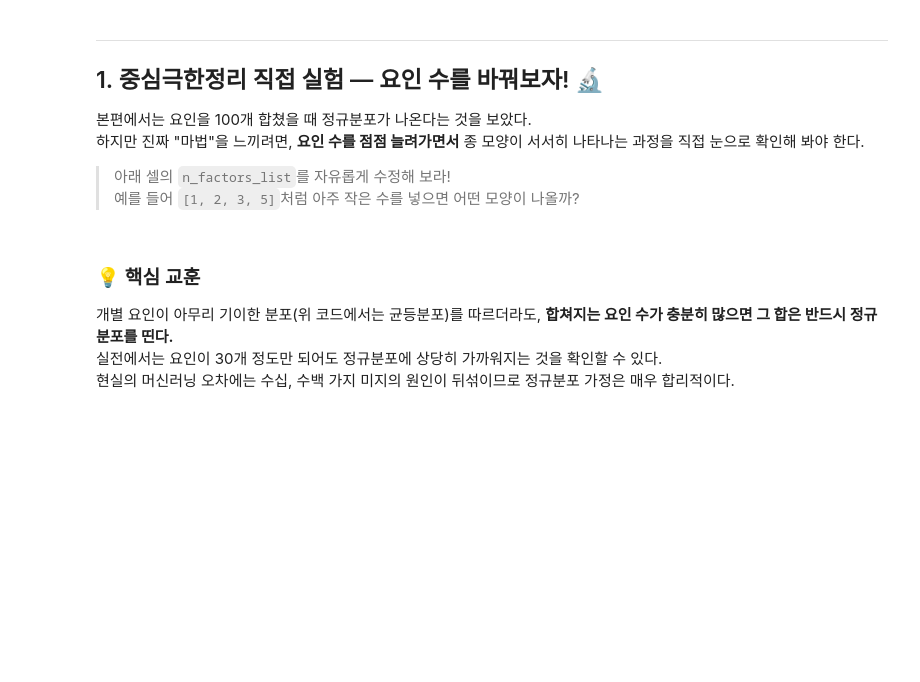
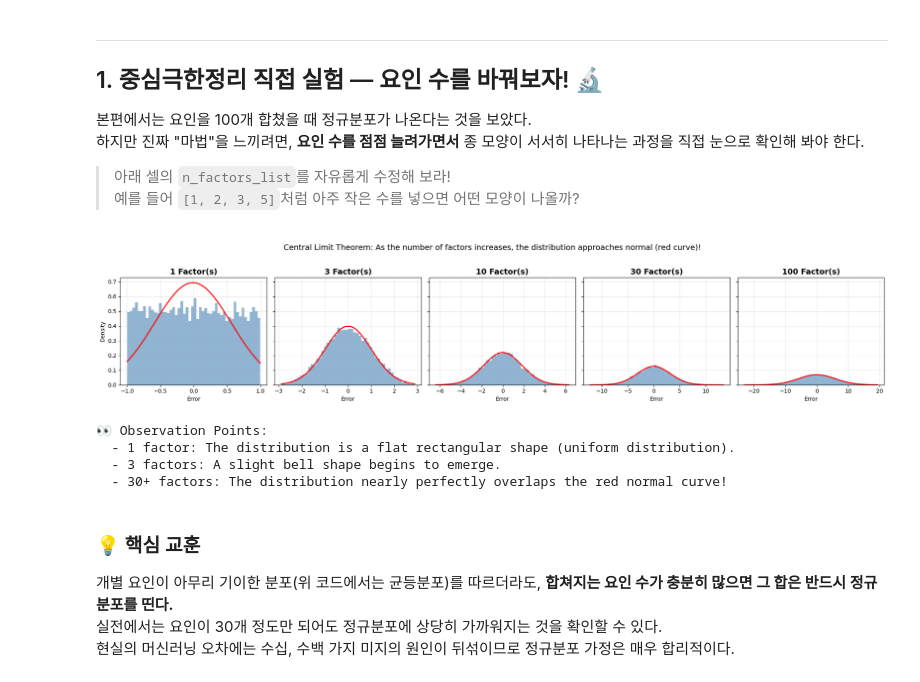
Before and after one commit to ch101634/code-workout-ml, a Jupyter notebook: ml_probability_foundations_supplement.ipynb, the cells around one changed output. Drawn from its saved outputs; the diff is of its cells as text; code cells hidden in the pictures; blank space fills up the shorter version.

```diff
--- a/ml_probability_foundations_supplement.ipynb
+++ b/ml_probability_foundations_supplement.ipynb
@@ -27,39 +27,45 @@
 # %%
 import numpy as np
 import matplotlib.pyplot as plt
 from scipy import stats
 
 np.random.seed(42)
 n_samples = 10000
 
 # ✏️ 직접 수정해 보자! 요인 수를 바꿔가며 분포 변화를 관찰하라.
 n_factors_list = [1, 3, 10, 30, 100]
 
 fig, axes = plt.subplots(1, len(n_factors_list), figsize=(4 * len(n_factors_list), 4), sharey=True)
 
 for ax, n_factors in zip(axes, n_factors_list):
     factors = np.random.uniform(-1, 1, size=(n_samples, n_factors))
     errors = factors.sum(axis=1)
 
     x = np.linspace(errors.min(), errors.max(), 200)
     pdf = stats.norm.pdf(x, errors.mean(), errors.std())
 
     ax.hist(errors, bins=50, density=True, alpha=0.6, color='steelblue')
     ax.plot(x, pdf, 'r-', linewidth=2)
-    ax.set_title(f'요인 {n_factors}개', fontsize=14, fontweight='bold')
-    ax.set_xlabel('오차')
+    ax.set_title(f'{n_factors} Factor(s)', fontsize=14, fontweight='bold')
+    ax.set_xlabel('Error')
     if ax == axes[0]:
-        ax.set_ylabel('밀도')
+        ax.set_ylabel('Density')
     ax.grid(True, alpha=0.3)
 
-plt.suptitle('중심극한정리: 요인 수가 늘어날수록 정규분포(빨간 곡선)에 가까워진다!', fontsize=14, y=1.03)
+plt.suptitle('Central Limit Theorem: As the number of factors increases, the distribution approaches normal (red curve)!', fontsize=14, y=1.03)
 plt.tight_layout()
 plt.show()
 
-print('👀 관찰 포인트:')
-print('  - 요인 1개일 때: 균등분포의 네모난 직사각형 모양 그대로다.')
-print('  - 요인 3개일 때: 살짝 종 모양이 보이기 시작한다.')
-print('  - 요인 30개 이상: 빨간 정규분포 곡선과 거의 완벽하게 겹친다!')
+print('👀 Observation Points:')
+print('  - 1 factor: The distribution is a flat rectangular shape (uniform distribution).')
+print('  - 3 factors: A slight bell shape begins to emerge.')
+print('  - 30+ factors: The distribution nearly perfectly overlaps the red normal curve!')
+# %% [output]
+[figure, added]
+👀 Observation Points:
+  - 1 factor: The distribution is a flat rectangular shape (uniform distribution).
+  - 3 factors: A slight bell shape begins to emerge.
+  - 30+ factors: The distribution nearly perfectly overlaps the red normal curve!
 # %% [markdown]
 ### 💡 핵심 교훈
 
```
Also changed, not shown: parts of 7 cells of this notebook.
